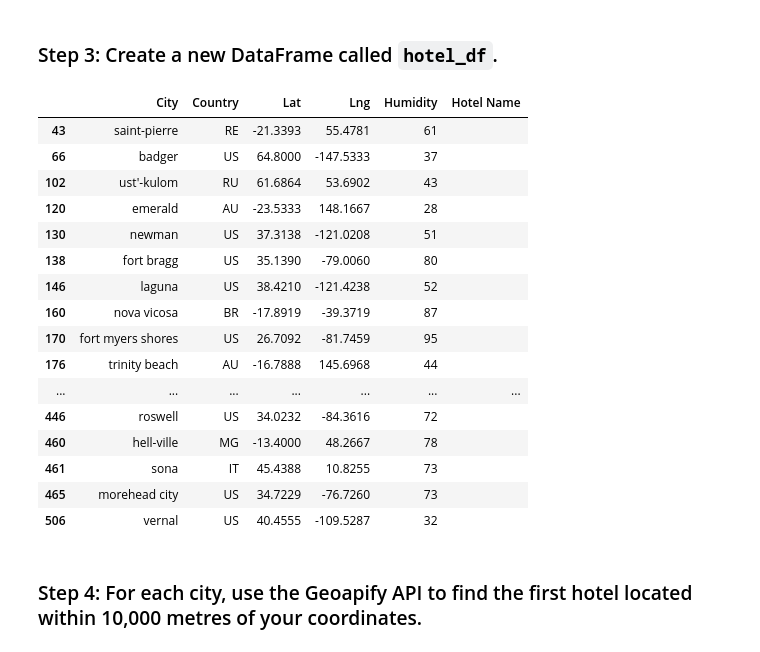
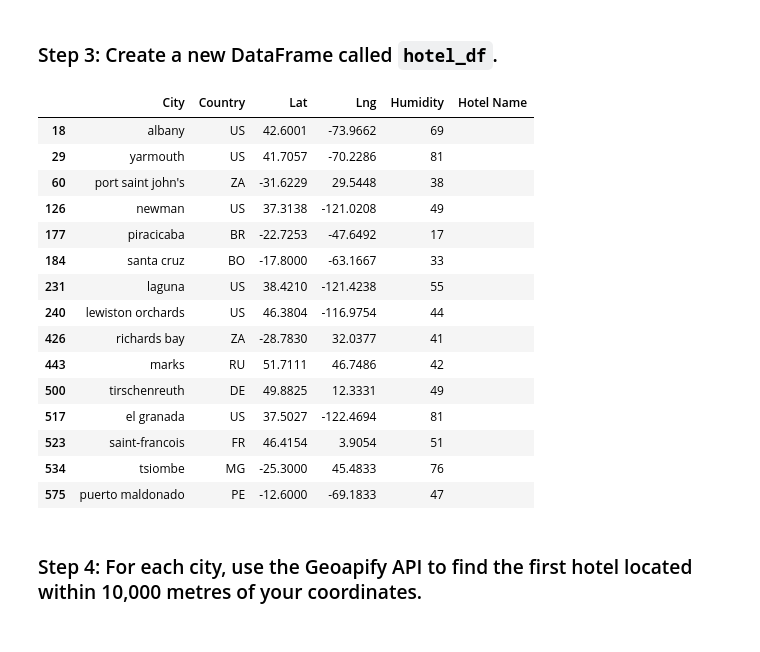
Before and after one commit to dwilson1821/Python-API-Challenge, a Jupyter notebook: Starter_Code/VacationPy.ipynb, the cells around one changed output. Cells and saved outputs as stored; diff of their text form; code cells hidden in the pictures.

```diff
--- a/Starter_Code/VacationPy.ipynb
+++ b/Starter_Code/VacationPy.ipynb
@@ -46,12 +61,14 @@ city_data_df.head()
 ### Step 2: Narrow down the `city_data_df` DataFrame to find your ideal weather condition
 # %%
 # Narrow down cities that fit criteria and drop any results with null values
-# YOUR CODE HERE
-
+narrowed_df = city_data_df.loc[(city_data_df['Max Temp'] <= 27) &
+                               (city_data_df['Max Temp'] > 21) &
+                               (city_data_df["Cloudiness"] == 0) &
+                               (city_data_df["Wind Speed"] <= 4.5), :]
 # Drop any rows with null values
-# YOUR CODE HERE
+#narrowed_df.dropna(inplace=True)
 
 # Display sample data
-# YOUR CODE HERE
+narrowed_df
 # %% [output]
 |  | City_ID | City | Lat | Lng | Max Temp | Humidity | Cloudiness | Wind Speed | Country | Date |
@@ -75,31 +91,30 @@ city_data_df.head()
 ### Step 3: Create a new DataFrame called `hotel_df`.
 # %%
 # Use the Pandas copy function to create DataFrame called hotel_df to store the city, country, coordinates, and humidity
-# YOUR CODE HERE
+hotel_df = narrowed_df[["City", "Country", "Lat", "Lng", "Humidity"]].copy()
 
 # Add an empty column, "Hotel Name," to the DataFrame so you can store the hotel found using the Geoapify API
-# YOUR CODE HERE
+hotel_df["Hotel Name"] = ""
 
 # Display sample data
-# YOUR CODE HERE
+hotel_df
 # %% [output]
 |  | City | Country | Lat | Lng | Humidity | Hotel Name |
-| 43 | saint-pierre | RE | -21.3393 | 55.4781 | 61 |  |
-| 66 | badger | US | 64.8000 | -147.5333 | 37 |  |
-| 102 | ust'-kulom | RU | 61.6864 | 53.6902 | 43 |  |
-| 120 | emerald | AU | -23.5333 | 148.1667 | 28 |  |
-| 130 | newman | US | 37.3138 | -121.0208 | 51 |  |
-| 138 | fort bragg | US | 35.1390 | -79.0060 | 80 |  |
-| 146 | laguna | US | 38.4210 | -121.4238 | 52 |  |
-| 160 | nova vicosa | BR | -17.8919 | -39.3719 | 87 |  |
-| 170 | fort myers shores | US | 26.7092 | -81.7459 | 95 |  |
-| 176 | trinity beach | AU | -16.7888 | 145.6968 | 44 |  |
-| ... | ... | ... | ... | ... | ... | ... |
-| 446 | roswell | US | 34.0232 | -84.3616 | 72 |  |
-| 460 | hell-ville | MG | -13.4000 | 48.2667 | 78 |  |
-| 461 | sona | IT | 45.4388 | 10.8255 | 73 |  |
-| 465 | morehead city | US | 34.7229 | -76.7260 | 73 |  |
-| 506 | vernal | US | 40.4555 | -109.5287 | 32 |  |
+| 18 | albany | US | 42.6001 | -73.9662 | 69 |  |
+| 29 | yarmouth | US | 41.7057 | -70.2286 | 81 |  |
+| 60 | port saint john's | ZA | -31.6229 | 29.5448 | 38 |  |
+| 126 | newman | US | 37.3138 | -121.0208 | 49 |  |
+| 177 | piracicaba | BR | -22.7253 | -47.6492 | 17 |  |
+| 184 | santa cruz | BO | -17.8000 | -63.1667 | 33 |  |
+| 231 | laguna | US | 38.4210 | -121.4238 | 55 |  |
+| 240 | lewiston orchards | US | 46.3804 | -116.9754 | 44 |  |
+| 426 | richards bay | ZA | -28.7830 | 32.0377 | 41 |  |
+| 443 | marks | RU | 51.7111 | 46.7486 | 42 |  |
+| 500 | tirschenreuth | DE | 49.8825 | 12.3331 | 49 |  |
+| 517 | el granada | US | 37.5027 | -122.4694 | 81 |  |
+| 523 | saint-francois | FR | 46.4154 | 3.9054 | 51 |  |
+| 534 | tsiombe | MG | -25.3000 | 45.4833 | 76 |  |
+| 575 | puerto maldonado | PE | -12.6000 | -69.1833 | 47 |  |
 # %% [markdown]
 ### Step 4: For each city, use the Geoapify API to find the first hotel located within 10,000 metres of your coordinates.
 # %%
```
Also changed, not shown: parts of 8 cells of this notebook, 7 other files.
